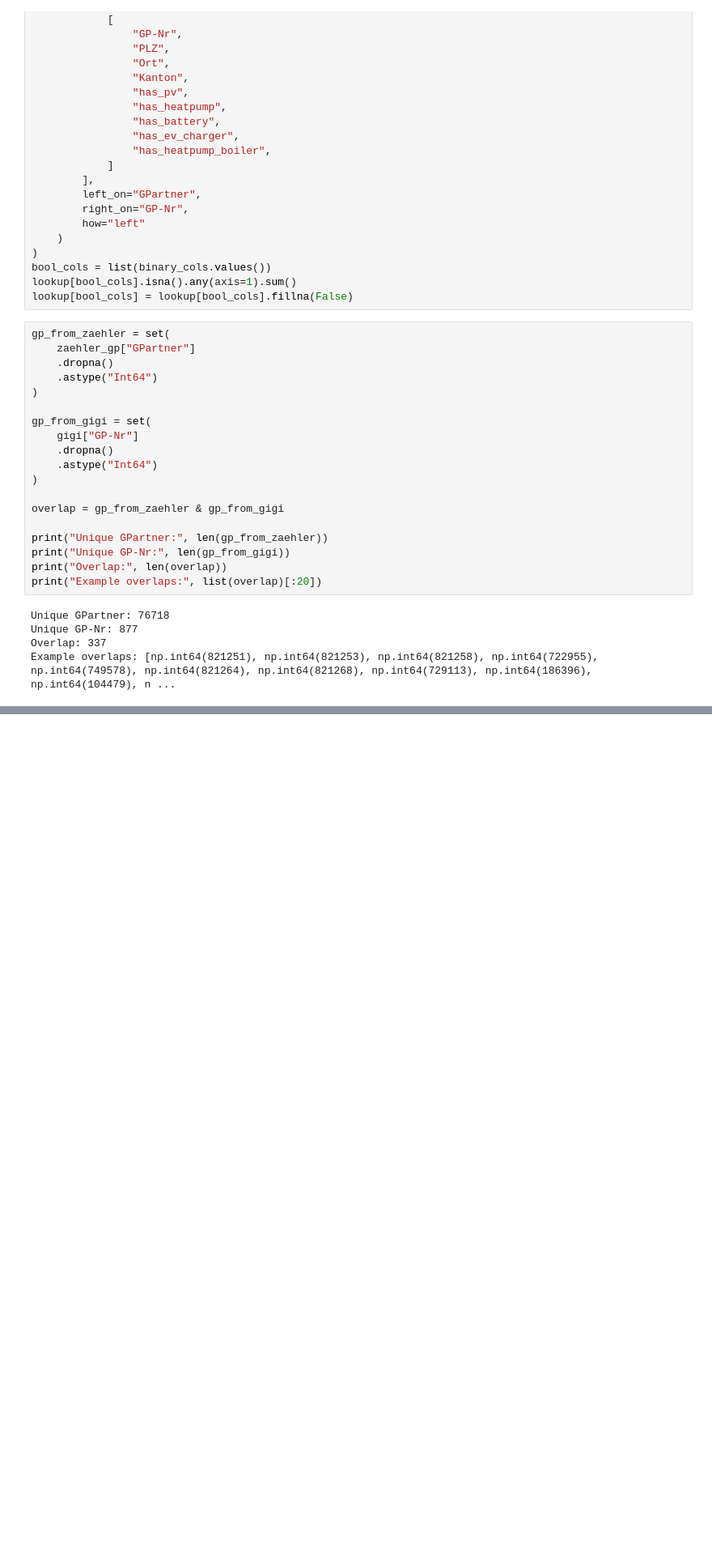
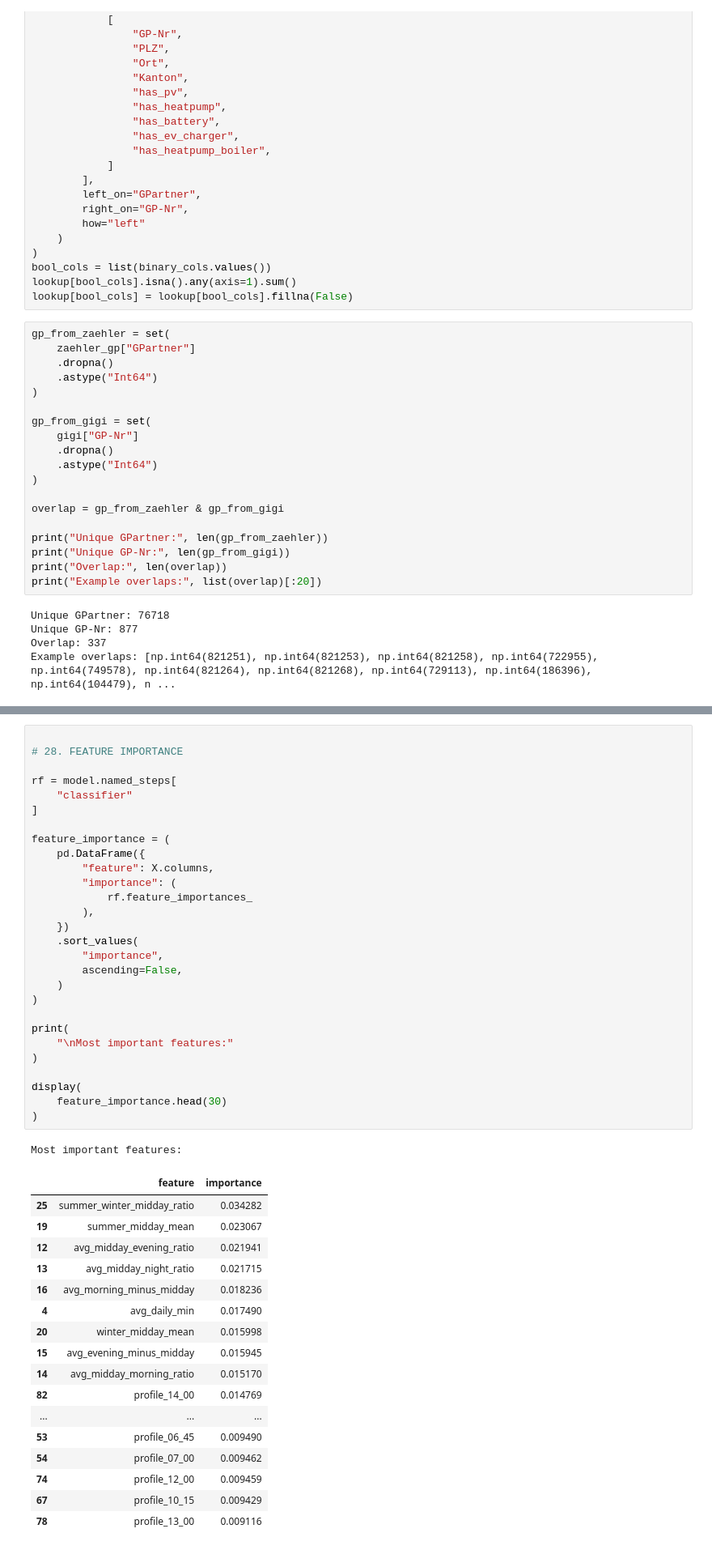
Before and after one commit to francescocafagna2002/OSNOVA, a Jupyter notebook: dataanalysis/cleaning.ipynb, the cells around one changed output, grey strips where cells are left out. Shown at 81% size. Cells and saved outputs as stored; diff of their text form; blank space fills up the shorter version.

```diff
--- a/dataanalysis/cleaning.ipynb
+++ b/dataanalysis/cleaning.ipynb
@@ -145,0 +1113,47 @@ Matched unique MP IDs: 413
+# %%
+
+# 28. FEATURE IMPORTANCE
+
+rf = model.named_steps[
+    "classifier"
+]
+
+feature_importance = (
+    pd.DataFrame({
+        "feature": X.columns,
+        "importance": (
+            rf.feature_importances_
+        ),
+    })
+    .sort_values(
+        "importance",
+        ascending=False,
+    )
+)
+
+print(
+    "\nMost important features:"
+)
+
+display(
+    feature_importance.head(30)
+)
+# %% [output]
+Most important features:
+|  | feature | importance |
+| 25 | summer_winter_midday_ratio | 0.034282 |
+| 19 | summer_midday_mean | 0.023067 |
+| 12 | avg_midday_evening_ratio | 0.021941 |
+| 13 | avg_midday_night_ratio | 0.021715 |
+| 16 | avg_morning_minus_midday | 0.018236 |
+| 4 | avg_daily_min | 0.017490 |
+| 20 | winter_midday_mean | 0.015998 |
+| 15 | avg_evening_minus_midday | 0.015945 |
+| 14 | avg_midday_morning_ratio | 0.015170 |
+| 82 | profile_14_00 | 0.014769 |
+| ... | ... | ... |
+| 53 | profile_06_45 | 0.009490 |
+| 54 | profile_07_00 | 0.009462 |
+| 74 | profile_12_00 | 0.009459 |
+| 67 | profile_10_15 | 0.009429 |
+| 78 | profile_13_00 | 0.009116 |
```
Also changed, not shown: parts of 16 cells of this notebook, 1 other file.
